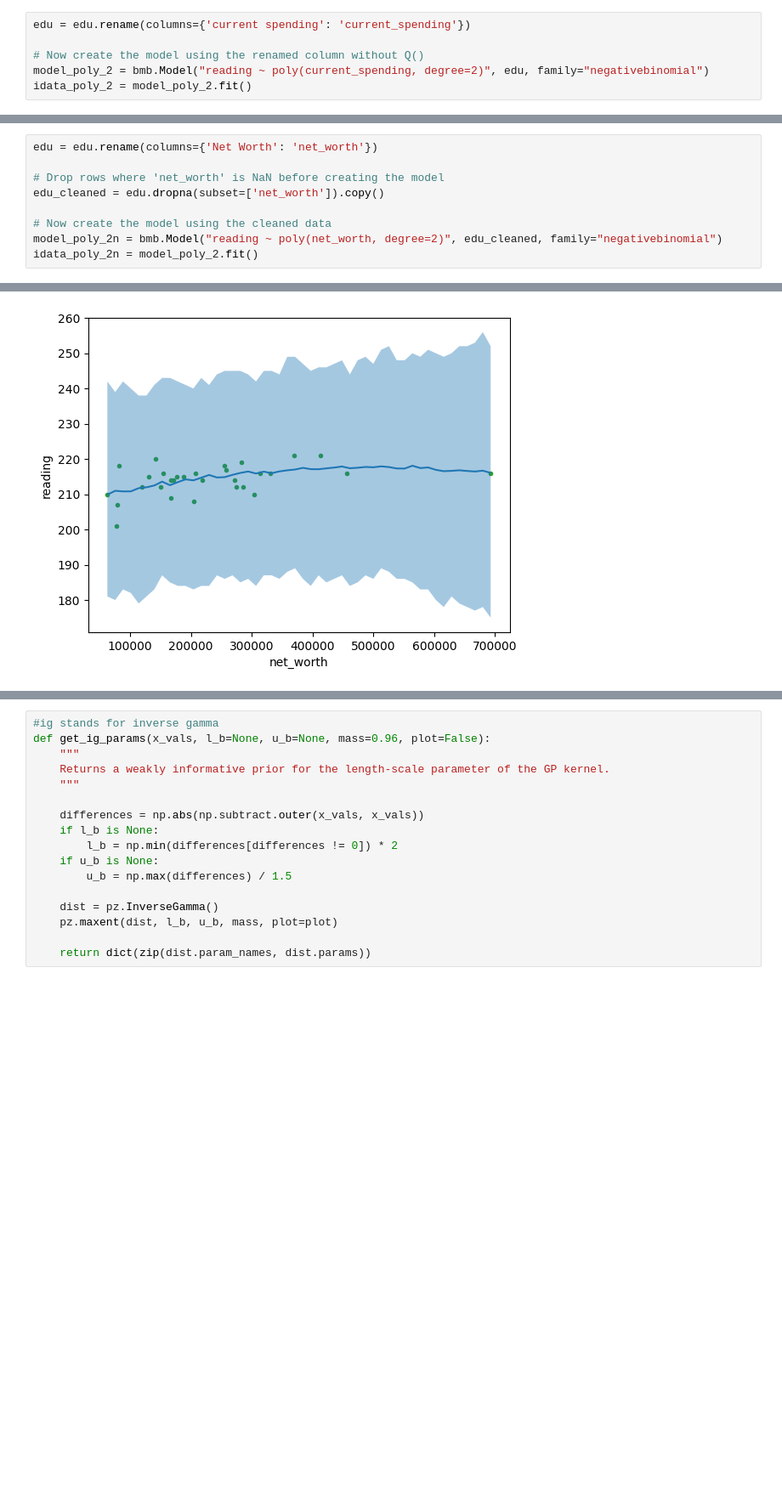
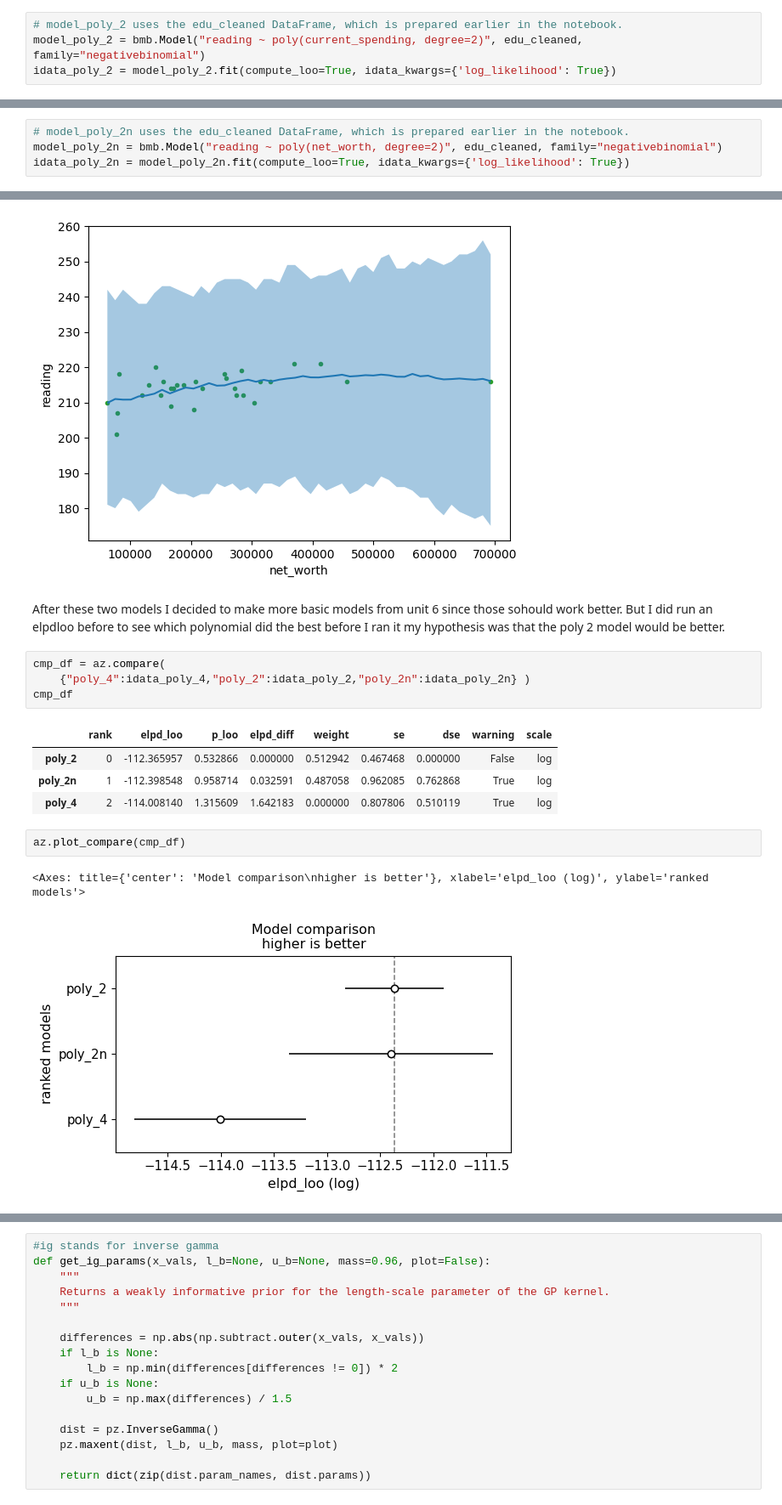
Before and after one commit to evacragnolino/Data-Science-Foundations, a Jupyter notebook: Eva_C_Unit_7_project.ipynb, the cells around one changed output, grey strips where cells are left out. Shown at 85% size. Saved outputs shown, nothing was run; the diff lists cells and outputs as text; blank space fills up the shorter version.

```diff
--- a/Eva_C_Unit_7_project.ipynb
+++ b/Eva_C_Unit_7_project.ipynb
@@ -125,11 +181,9 @@ plt.plot(edu.current_spending, edu.reading, "C2.", zorder=-3)
 [<matplotlib.lines.Line2D at 0x...>]
 [figure]
 # %%
-edu = edu.rename(columns={'current spending': 'current_spending'})
-
-# Now create the model using the renamed column without Q()
-model_poly_2 = bmb.Model("reading ~ poly(current_spending, degree=2)", edu, family="negativebinomial")
-idata_poly_2 = model_poly_2.fit()
+# model_poly_2 uses the edu_cleaned DataFrame, which is prepared earlier in the notebook.
+model_poly_2 = bmb.Model("reading ~ poly(current_spending, degree=2)", edu_cleaned, family="negativebinomial")
+idata_poly_2 = model_poly_2.fit(compute_loo=True, idata_kwargs={'log_likelihood': True})
 # %%
 bmb.interpret.plot_predictions(model_poly_2, idata_poly_2, "current_spending", pps=True)
 #raw data
@@ -137,15 +191,10 @@ plt.plot(edu.current_spending, edu.reading, "C2.", zorder=-3)
 # %% [output]
 [<matplotlib.lines.Line2D at 0x...>]
 [figure]
-# %%
-edu = edu.rename(columns={'Net Worth': 'net_worth'})
-
-# Drop rows where 'net_worth' is NaN before creating the model
-edu_cleaned = edu.dropna(subset=['net_worth']).copy()
-
-# Now create the model using the cleaned data
-model_poly_2n = bmb.Model("reading ~ poly(net_worth, degree=2)", edu_cleaned, family="negativebinomial")
-idata_poly_2n = model_poly_2.fit()
+# %%
+# model_poly_2n uses the edu_cleaned DataFrame, which is prepared earlier in the notebook.
+model_poly_2n = bmb.Model("reading ~ poly(net_worth, degree=2)", edu_cleaned, family="negativebinomial")
+idata_poly_2n = model_poly_2n.fit(compute_loo=True, idata_kwargs={'log_likelihood': True})
 # %%
 bmb.interpret.plot_predictions(model_poly_2n, idata_poly_2n, "net_worth", pps=True)
 #raw data
@@ -153,3 +202,19 @@ plt.plot(edu.net_worth, edu.reading, "C2.", zorder=-3)
 # %% [output]
 [<matplotlib.lines.Line2D at 0x...>]
 [figure]
+# %% [markdown]
+After these two models I decided to make more basic models from unit 6 since those sohould work better. But I did run an elpdloo before to see which polynomial did the best before I ran it my hypothesis was that the poly 2 model would be better.
+# %%
+cmp_df = az.compare(
+    {"poly_4":idata_poly_4,"poly_2":idata_poly_2,"poly_2n":idata_poly_2n} )
+cmp_df
+# %% [output]
+|  | rank | elpd_loo | p_loo | elpd_diff | weight | se | dse | warning | scale |
+| poly_2 | 0 | -112.365957 | 0.532866 | 0.000000 | 0.512942 | 0.467468 | 0.000000 | False | log |
+| poly_2n | 1 | -112.398548 | 0.958714 | 0.032591 | 0.487058 | 0.962085 | 0.762868 | True | log |
+| poly_4 | 2 | -114.008140 | 1.315609 | 1.642183 | 0.000000 | 0.807806 | 0.510119 | True | log |
+# %%
+az.plot_compare(cmp_df)
+# %% [output]
+<Axes: title={'center': 'Model comparison\nhigher is better'}, xlabel='elpd_loo (log)', ylabel='ranked models'>
+[figure, added]
```
Also changed, not shown: parts of 14 cells of this notebook.
